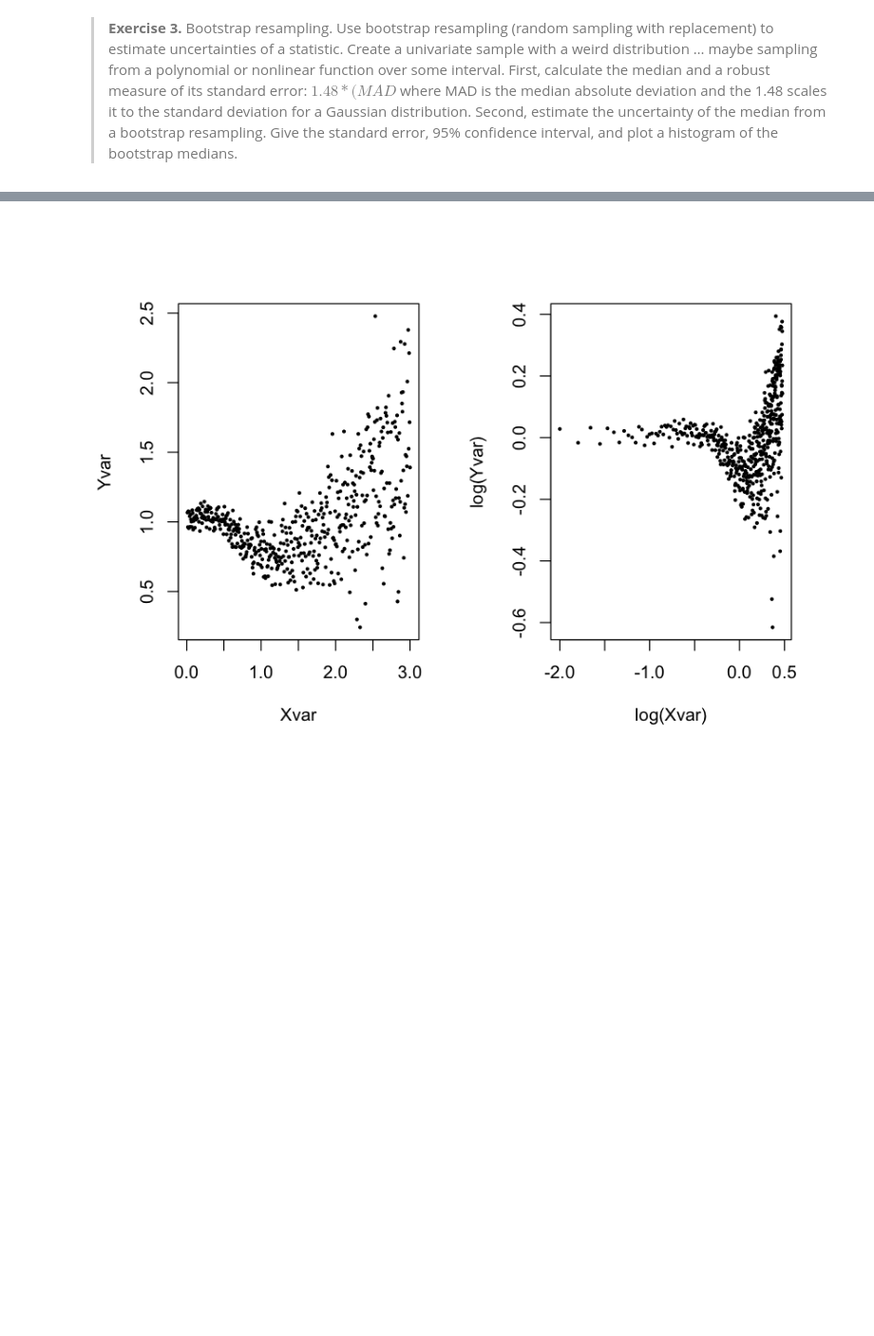
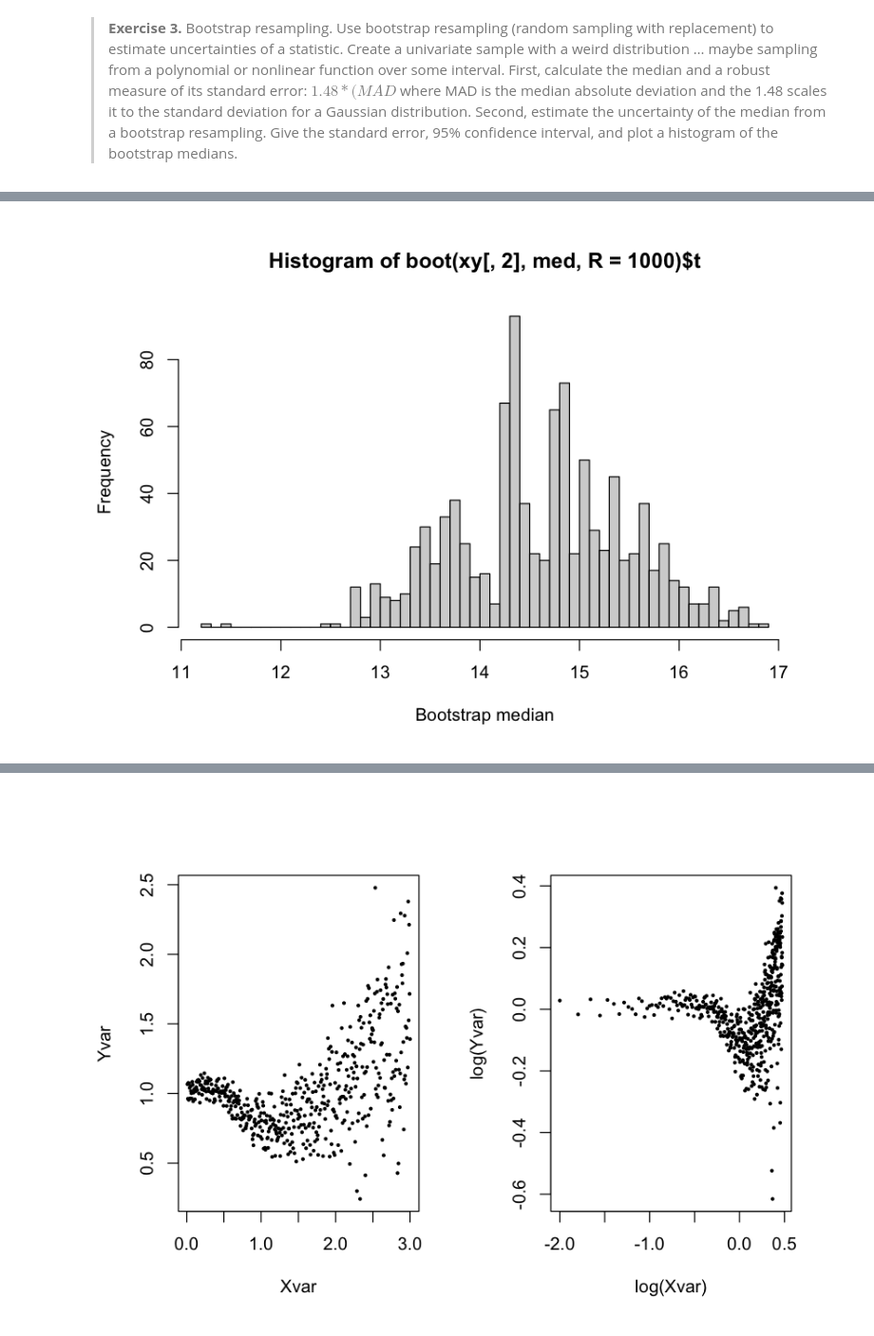
Before and after one commit to mwanakijiji/penn_state_astrostats, a Jupyter notebook: Day1/Day1_4_Feigelson_Tutorial_Notebook.ipynb, the cells around one changed output, grey strips where cells are left out. Shown: that part at 95% size. Drawn from its saved outputs; the diff is of its cells as text; code cells hidden in the pictures; blank space fills up the shorter version.

```diff
--- a/Day1/Day1_4_Feigelson_Tutorial_Notebook.ipynb
+++ b/Day1/Day1_4_Feigelson_Tutorial_Notebook.ipynb
@@ -763,0 +787,10 @@ t1* 0.9771736 -1.271103e-05  0.01299467
+# %%
+med <- function(x,index) median(x[index])
+
+# Read help(boot) to understand its output list structure
+
+boot.out = boot(y, med, R=1000) # Bootstrap estimate of median s.e.
+hist(boot(xy[,2], med, R=1000)$t, breaks=50,
+     xlab='Bootstrap median')
+# %% [output]
+[figure, added]
```
Also changed, not shown: parts of 7 cells of this notebook.
